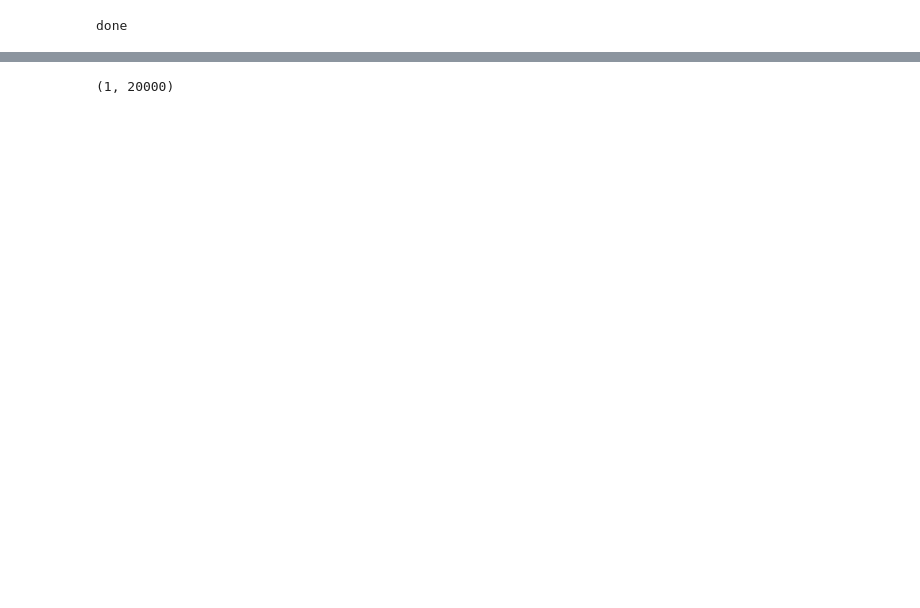
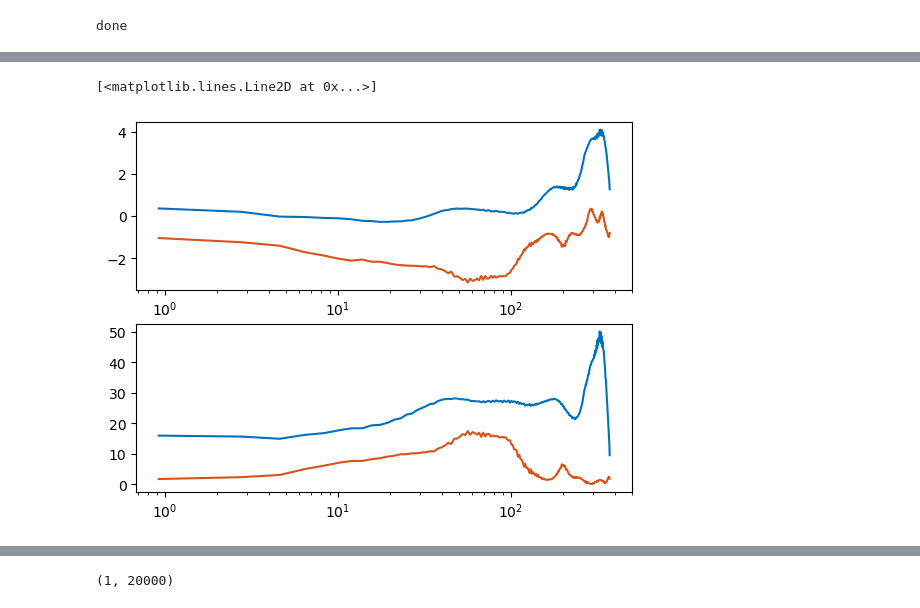
Before and after one commit to zsm1-hub/China_Israel, a Jupyter notebook: Fig4_Guassian_bootstrap.ipynb, the cells around one changed output, grey strips where cells are left out. Saved outputs shown, nothing was run; the diff lists cells and outputs as text; code cells hidden in the pictures; blank space fills up the shorter version.

```diff
--- a/Fig4_Guassian_bootstrap.ipynb
+++ b/Fig4_Guassian_bootstrap.ipynb
@@ -329,0 +359,11 @@ plt.hist((w_sf3_1089[:, iu])/np.std(w_sf3_1089[:, iu]), bins=D3b_bins, alpha=0.3
+# %%
+plt.subplot(2,1,1)
+plt.semilogx(R*1e-3, skew(SF3_w_E, axis=0), linewidth=1.5,color=colorsmap[0], label='Eul hf')
+plt.semilogx(R*1e-3, skew(SF3_nw_E, axis=0), linewidth=1.5,color=colorsmap[1], label='Eul sm')
+
+plt.subplot(2,1,2)
+plt.semilogx(R*1e-3, kurtosis(SF3_w_E, fisher=True, axis=0), linewidth=1.5,color=colorsmap[0], label='Eul hf')
+plt.semilogx(R*1e-3, kurtosis(SF3_nw_E, fisher=True, axis=0), linewidth=1.5,color=colorsmap[1], label='Eul sm')
+# %% [output]
+[<matplotlib.lines.Line2D at 0x...>]
+[figure, added]
```
Also changed, not shown: parts of 14 cells of this notebook, 4 other files.
